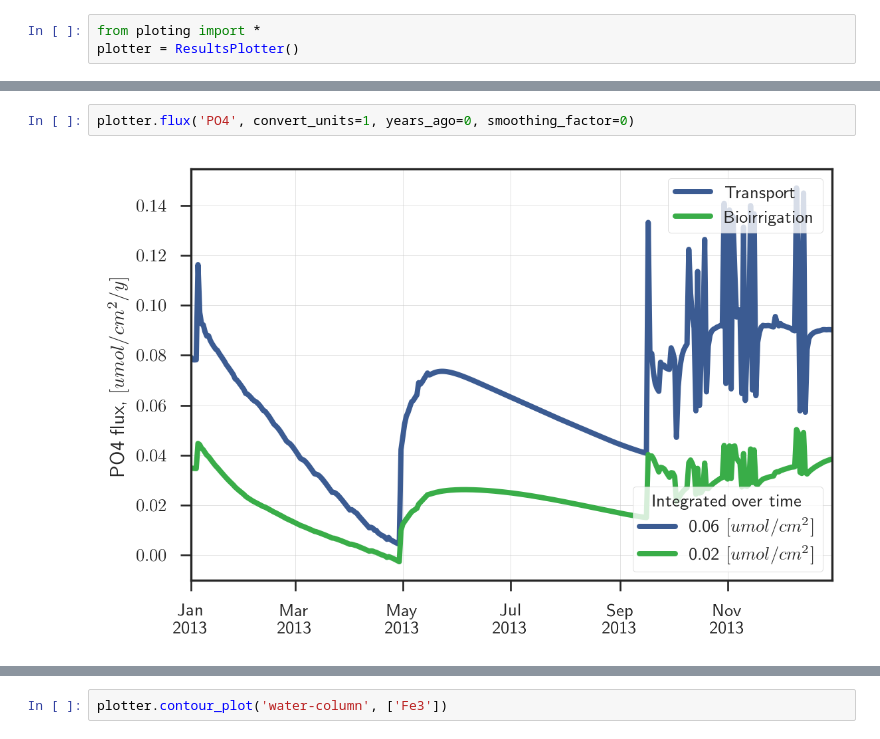
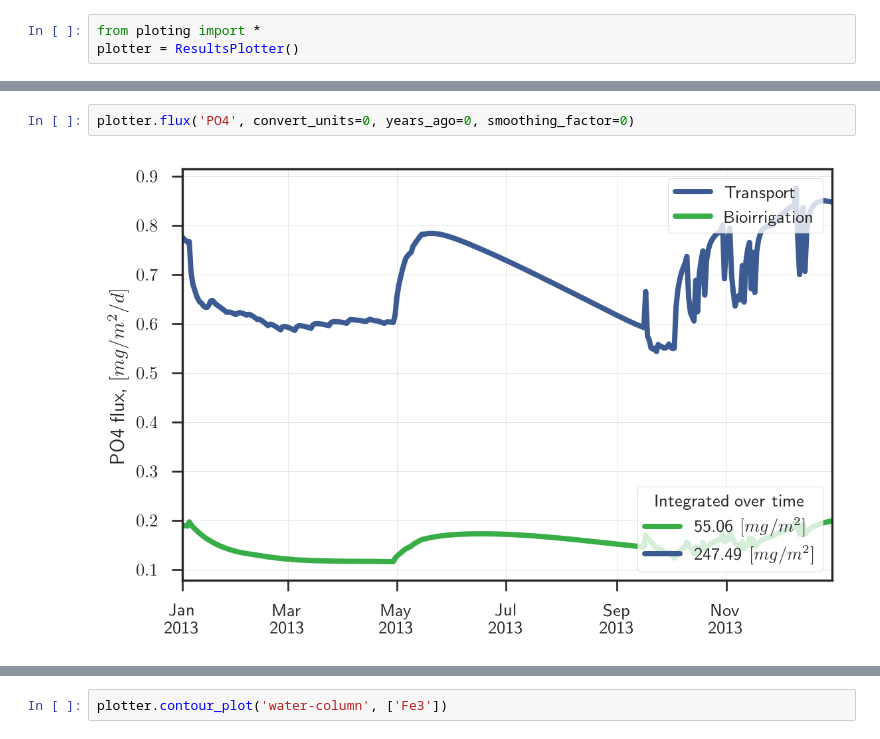
Before and after one commit to biogeochemistry/MyLake_v2_Vansjo, a Jupyter notebook: Postproc_code/plots.ipynb, the cells around one changed output, grey strips where cells are left out. Drawn from its saved outputs; the diff is of its cells as text.

```diff
--- a/Postproc_code/plots.ipynb
+++ b/Postproc_code/plots.ipynb
@@ -32,7 +32,7 @@ plotter.bulk_sediment_profile(['PO4', 'PO4adsa'])
 # %%
-plotter.flux('PO4', convert_units=1, years_ago=0, smoothing_factor=0)
+plotter.flux('PO4', convert_units=0, years_ago=0, smoothing_factor=0)
 # %% [output]
-[figure, old version]
+[figure, new version]
 # %%
 plotter.flux('POC', convert_units=1, smoothing_factor=0)
 # %% [output]
```
Also changed, not shown: parts of 44 cells of this notebook, 7 other files.
